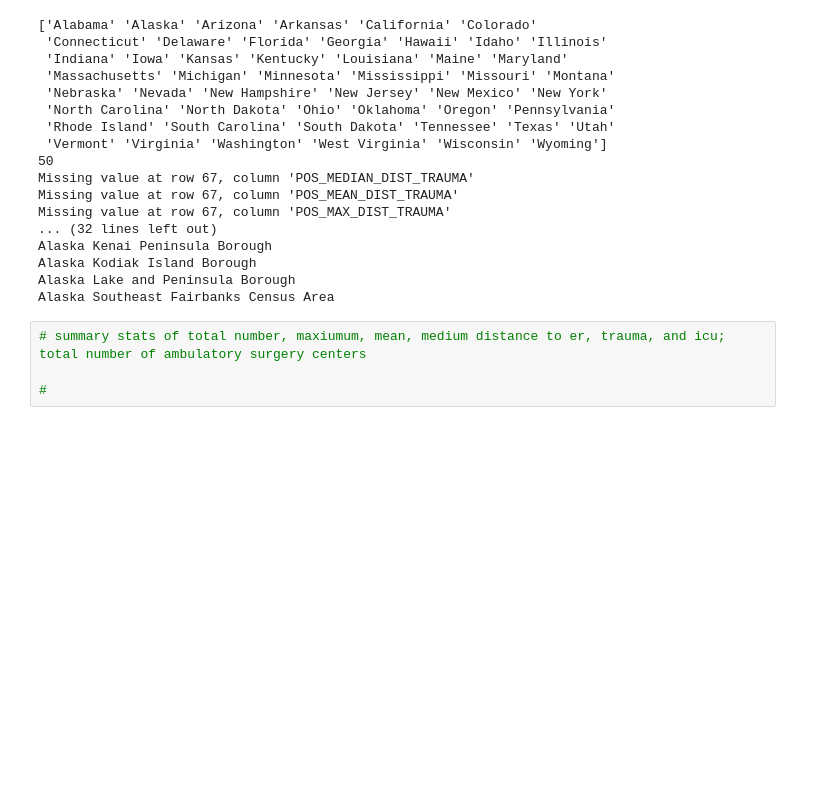
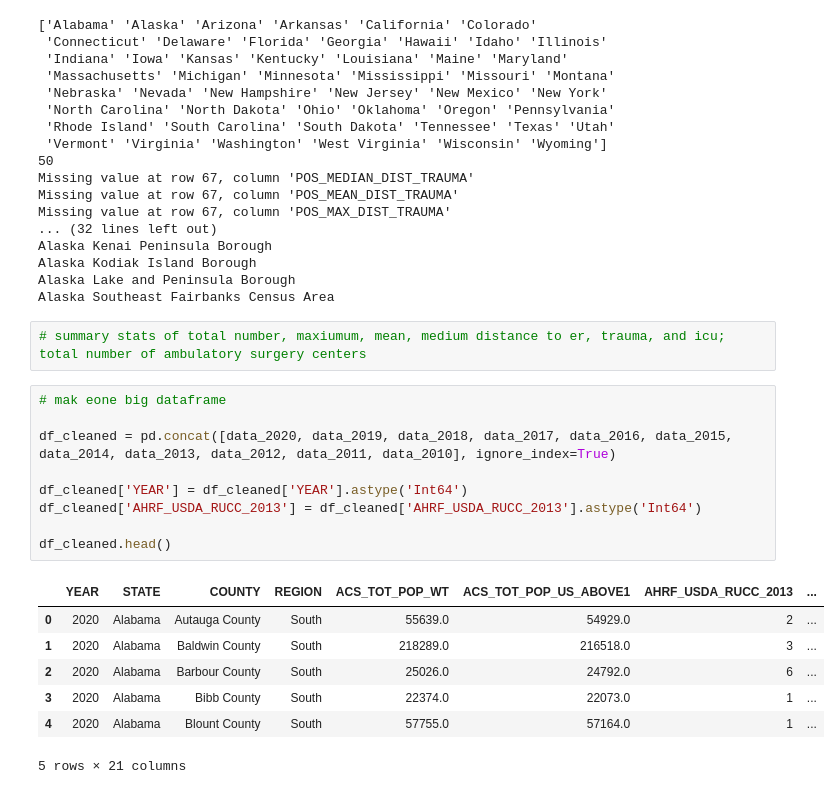
Before and after one commit to gheenc/Computational-Methods, a Jupyter notebook: final_project/data_cleaning.ipynb, the cells around one changed output. Drawn from its saved outputs; the diff is of its cells as text; blank space fills up the shorter version.

```diff
--- a/final_project/data_cleaning.ipynb
+++ b/final_project/data_cleaning.ipynb
@@ -677,5 +678,20 @@ Alaska Lake and Peninsula Borough
 Alaska Southeast Fairbanks Census Area
 # %%
 # summary stats of total number, maxiumum, mean, medium distance to er, trauma, and icu; total number of ambulatory surgery centers
-
-#
+# %%
+# mak eone big dataframe
+
+df_cleaned = pd.concat([data_2020, data_2019, data_2018, data_2017, data_2016, data_2015, data_2014, data_2013, data_2012, data_2011, data_2010], ignore_index=True)
+
+df_cleaned['YEAR'] = df_cleaned['YEAR'].astype('Int64')
+df_cleaned['AHRF_USDA_RUCC_2013'] = df_cleaned['AHRF_USDA_RUCC_2013'].astype('Int64')
+
+df_cleaned.head()
+# %% [output]
+|  | YEAR | STATE | COUNTY | REGION | ACS_TOT_POP_WT | ACS_TOT_POP_US_ABOVE1 | AHRF_USDA_RUCC_2013 | ... |
+| 0 | 2020 | Alabama | Autauga County | South | 55639.0 | 54929.0 | 2 | ... |
+| 1 | 2020 | Alabama | Baldwin County | South | 218289.0 | 216518.0 | 3 | ... |
+| 2 | 2020 | Alabama | Barbour County | South | 25026.0 | 24792.0 | 6 | ... |
+| 3 | 2020 | Alabama | Bibb County | South | 22374.0 | 22073.0 | 1 | ... |
+| 4 | 2020 | Alabama | Blount County | South | 57755.0 | 57164.0 | 1 | ... |
+5 rows × 21 columns
```
Also changed, not shown: parts of 9 cells of this notebook, 8 other files.
